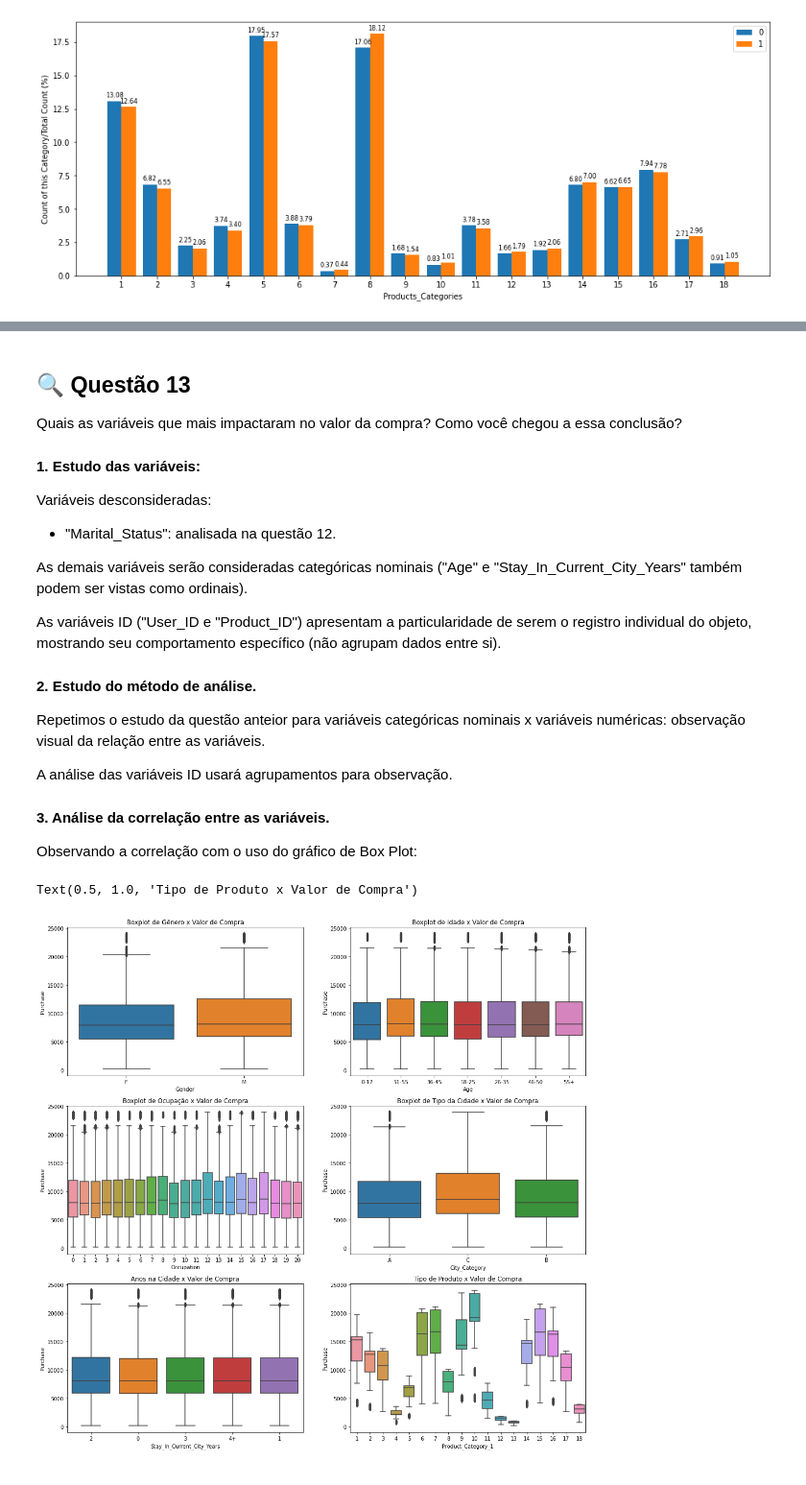
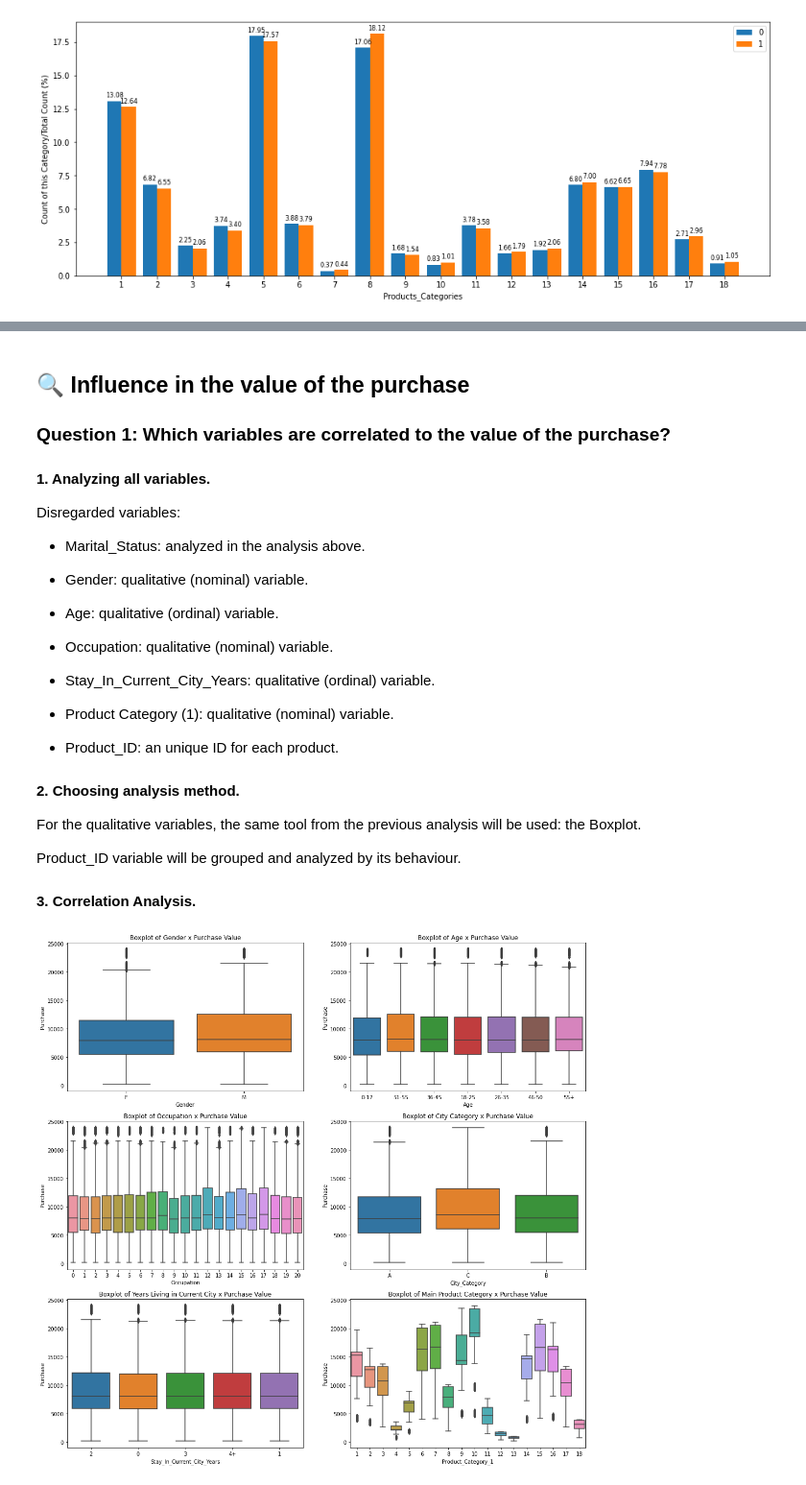
Before and after one commit to ewerthonk/EDA-ecommerce-black-friday, a Jupyter notebook: exploratory-analysis-ecommerce.ipynb, the cells around one changed output, grey strips where cells are left out. Shown at 96% size. Drawn from its saved outputs; the diff is of its cells as text; code cells hidden in the pictures.

```diff
--- a/exploratory-analysis-ecommerce.ipynb
+++ b/exploratory-analysis-ecommerce.ipynb
@@ -12,6 +15,2 @@ import matplotlib.pyplot as plt
 # %%
-# Lendo o Dataset exportado do notebook "questions-ecommerce"
-df = pd.read_csv('data/dataframe_final.csv')
-df['Product_Category_1'] = df['Product_Category_1'].astype('Int64')
-df['Product_Category_2'] = df['Product_Category_2'].astype('Int64')
-df['Product_Category_3'] = df['Product_Category_3'].astype('Int64')
+df = pd.read_csv('./data/dataframe_final.csv')
@@ -284,51 +244,56 @@ Mais questionamentos podem ser considerados para levar a uma decisão final:
 # %% [markdown]
-## 🔍 Questão 13
-Quais as variáveis que mais impactaram no valor da compra? Como você chegou a essa conclusão?
+## 🔍 Influence in the value of the purchase
 
-#### 1. Estudo das variáveis:
+### Question 1: Which variables are correlated to the value of the purchase?
 
-Variáveis desconsideradas:
-- "Marital_Status": analisada na questão 12.
+#### 1. Analyzing all variables.
 
-As demais variáveis serão consideradas categóricas nominais ("Age" e "Stay_In_Current_City_Years" também podem ser vistas como ordinais).
+Disregarded variables:
+- Marital_Status: analyzed in the analysis above.
 
-As variáveis ID ("User_ID e "Product_ID") apresentam a particularidade de serem o registro individual do objeto, mostrando seu comportamento específico (não agrupam dados entre si).
+- Gender: qualitative (nominal) variable.
+- Age: qualitative (ordinal) variable.
+- Occupation: qualitative (nominal) variable.
+- Stay_In_Current_City_Years: qualitative (ordinal) variable.
+- Product Category (1): qualitative (nominal) variable.
 
-#### 2. Estudo do método de análise.
+- Product_ID: an unique ID for each product.
 
-Repetimos o estudo da questão anteior para variáveis categóricas nominais x variáveis numéricas: observação visual da relação entre as variáveis.
 
-A análise das variáveis ID usará agrupamentos para observação.
+#### 2. Choosing analysis method.
 
-#### 3. Análise da correlação entre as variáveis.
+For the qualitative variables, the same tool from the previous analysis will be used: the Boxplot.
 
-Observando a correlação com o uso do gráfico de Box Plot:
+Product_ID variable will be grouped and analyzed by its behaviour.
+
+#### 3. Correlation Analysis.
 # %%
 fig, ((ax1, ax2), (ax3, ax4), (ax5, ax6)) = plt.subplots(nrows=3, ncols=2, figsize=(18,18))
 
-# Variável "Gender"
+# Gender
 sns.boxplot(ax=ax1, x='Gender', y='Purchase', data=df)
-ax1.set_title('Boxplot de Gênero x Valor de Compra')
+ax1.set_title('Boxplot of Gender x Purchase Value')
 
-# Variável "Age"
+# Age
 sns.boxplot(ax=ax2, x='Age', y='Purchase', data=df)
-ax2.set_title('Boxplot de Idade x Valor de Compra')
+ax2.set_title('Boxplot of Age x Purchase Value')
 
-# Variável "Occupation"
+# Occupation
 sns.boxplot(ax=ax3, x='Occupation', y='Purchase', data=df)
-ax3.set_title('Boxplot de Ocupação x Valor de Compra')
+ax3.set_title('Boxplot of Occupation x Purchase Value')
 
-# Variável "City_Category"
+# City_Category
 sns.boxplot(ax=ax4, x='City_Category', y='Purchase', data=df)
-ax4.set_title('Boxplot de Tipo da Cidade x Valor de Compra')
+ax4.set_title('Boxplot of City Category x Purchase Value')
 
-# Variável "Stay_In_Current_City_Years"
+# Stay_In_Current_City_Years
 sns.boxplot(ax=ax5, x='Stay_In_Current_City_Years', y='Purchase', data=df)
-ax5.set_title('Anos na Cidade x Valor de Compra')
+ax5.set_title('Boxplot of Years Living in Current City x Purchase Value')
 
-# Variável "Product_Category_1"
+# Product_Category_1
 sns.boxplot(ax=ax6, x='Product_Category_1', y='Purchase', data=df)
-ax6.set_title('Tipo de Produto x Valor de Compra')
+ax6.set_title('Boxplot of Main Product Category x Purchase Value')
+
+plt.show()
 # %% [output]
-Text(0.5, 1.0, 'Tipo de Produto x Valor de Compra')
-[figure, old version]
+[figure, new version]
```
Also changed, not shown: parts of 33 cells of this notebook, 5 other files.
